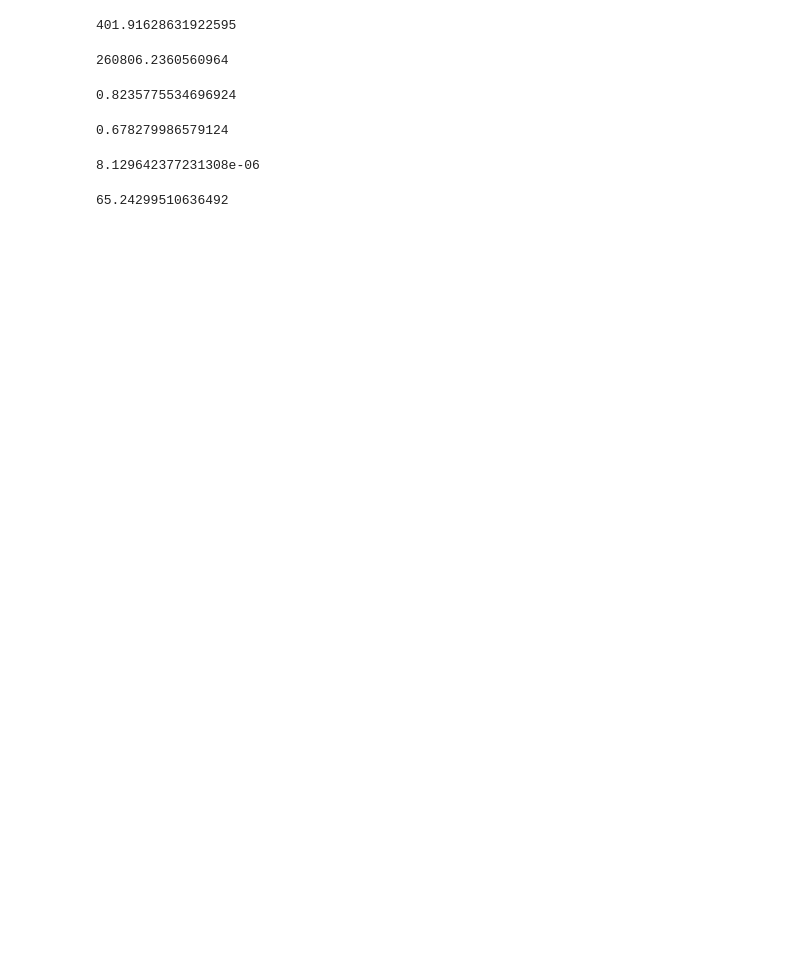
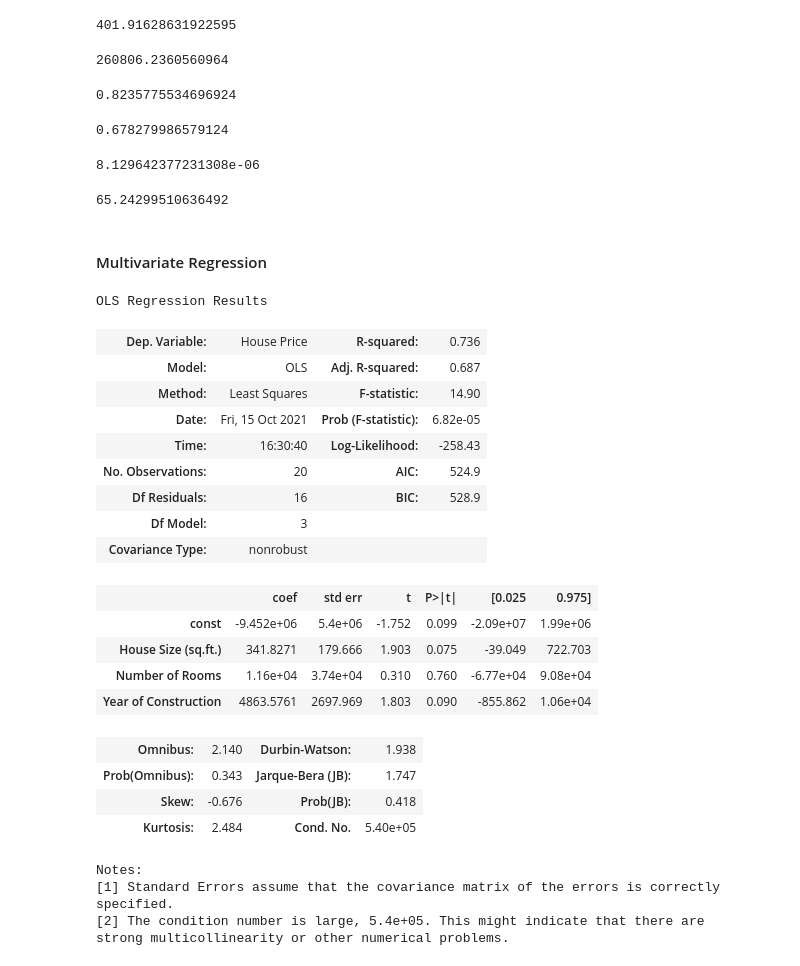
Before and after one commit to pkog41/Python-for-Finance, a Jupyter notebook: Regression for Financial Analysis.ipynb, the cells around one changed output. Saved outputs shown, nothing was run; the diff lists cells and outputs as text; code cells hidden in the pictures; blank space fills up the shorter version.

```diff
--- a/Regression for Financial Analysis.ipynb
+++ b/Regression for Financial Analysis.ipynb
@@ -127,3 +127,37 @@ p_value
 std_err
 # %% [output]
 65.24299510636492
+# %% [markdown]
+#### Multivariate Regression
+# %%
+XM = data[['House Size (sq.ft.)', 'Number of Rooms', 'Year of Construction']] #double brackets to show that it is multidimensional
+# %%
+XM1 = sm.add_constant(XM)
+
+reg = sm.OLS(Y, XM1).fit()
+
+reg.summary()
+# %% [output]
+OLS Regression Results
+| Dep. Variable: | House Price | R-squared: | 0.736 |
+| Model: | OLS | Adj. R-squared: | 0.687 |
+| Method: | Least Squares | F-statistic: | 14.90 |
+| Date: | Fri, 15 Oct 2021 | Prob (F-statistic): | 6.82e-05 |
+| Time: | 16:30:40 | Log-Likelihood: | -258.43 |
+| No. Observations: | 20 | AIC: | 524.9 |
+| Df Residuals: | 16 | BIC: | 528.9 |
+| Df Model: | 3 |  |  |
+| Covariance Type: | nonrobust |  |  |
+|  | coef | std err | t | P>|t| | [0.025 | 0.975] |
+| const | -9.452e+06 | 5.4e+06 | -1.752 | 0.099 | -2.09e+07 | 1.99e+06 |
+| House Size (sq.ft.) | 341.8271 | 179.666 | 1.903 | 0.075 | -39.049 | 722.703 |
+| Number of Rooms | 1.16e+04 | 3.74e+04 | 0.310 | 0.760 | -6.77e+04 | 9.08e+04 |
+| Year of Construction | 4863.5761 | 2697.969 | 1.803 | 0.090 | -855.862 | 1.06e+04 |
+| Omnibus: | 2.140 | Durbin-Watson: | 1.938 |
+| Prob(Omnibus): | 0.343 | Jarque-Bera (JB): | 1.747 |
+| Skew: | -0.676 | Prob(JB): | 0.418 |
+| Kurtosis: | 2.484 | Cond. No. | 5.40e+05 |
+Notes:
+[1] Standard Errors assume that the covariance matrix of the errors is correctly specified.
+[2] The condition number is large, 5.4e+05. This might indicate that there are
+strong multicollinearity or other numerical problems.
```
Also changed, not shown: parts of 1 cell of this notebook.
